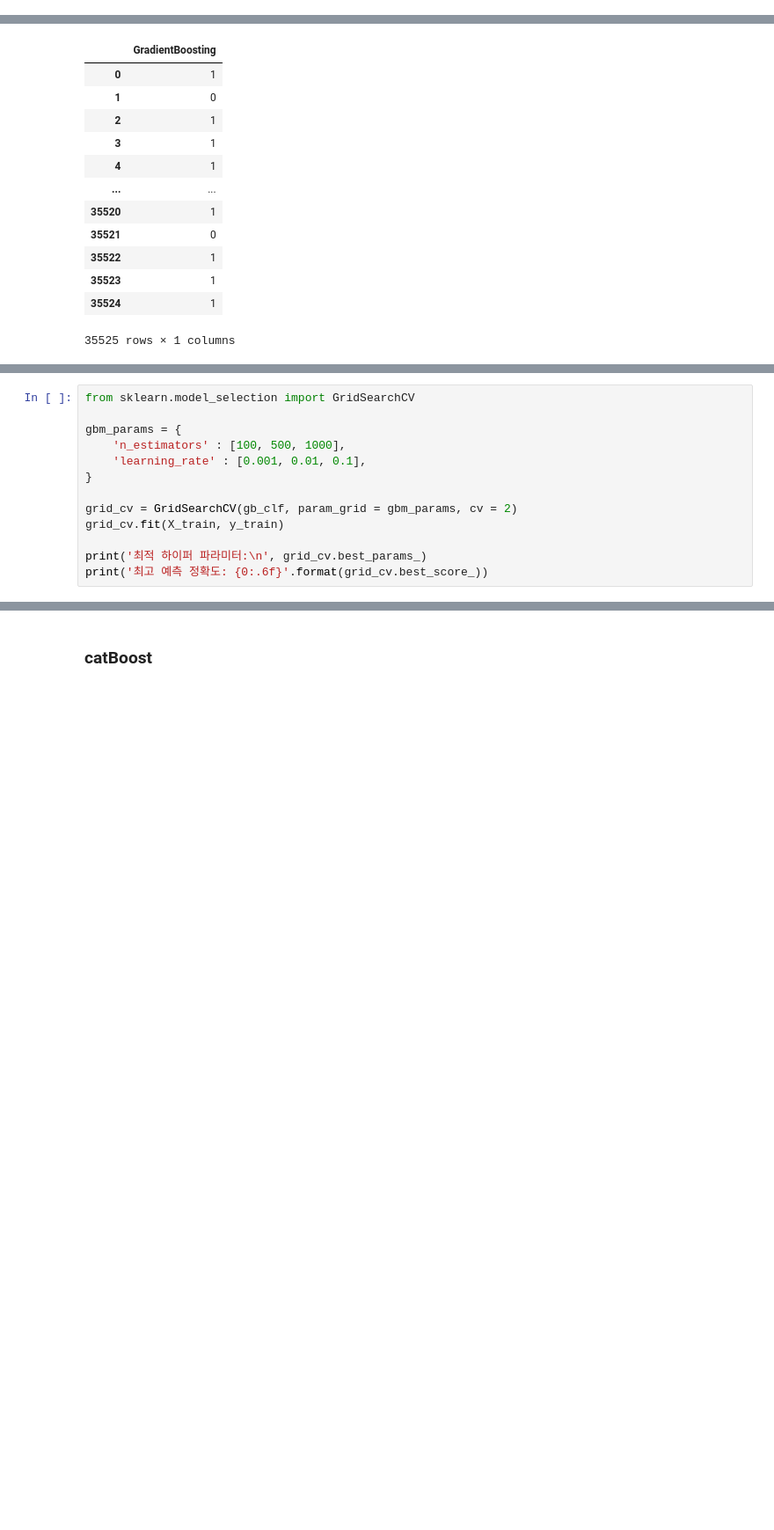
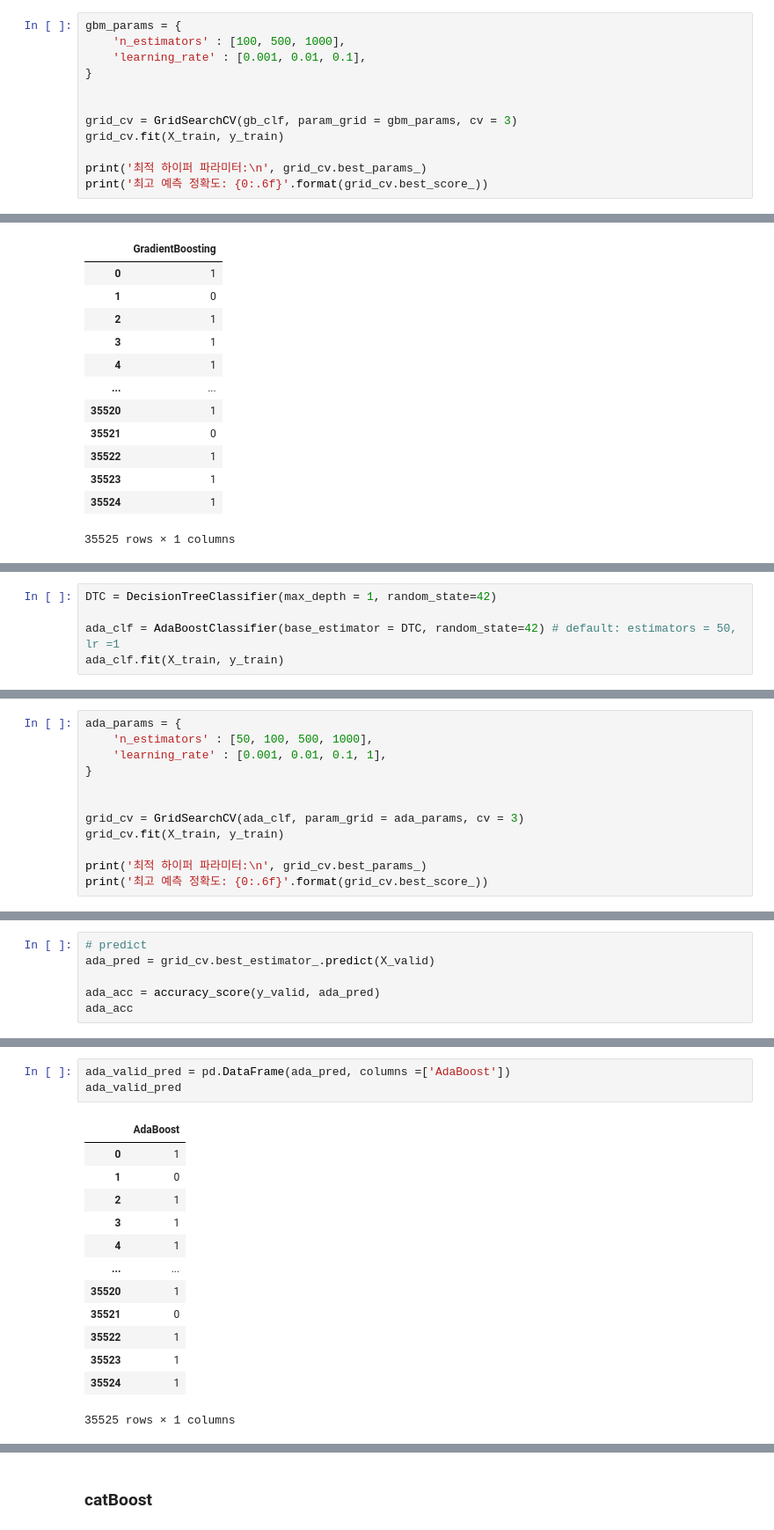
Before and after one commit to juhee3199/fake-news-detection, a Jupyter notebook: stacking.ipynb, the cells around one changed output, grey strips where cells are left out. Shown: that part at 88% size. Cells and saved outputs as stored; diff of their text form; blank space fills up the shorter version.

```diff
--- a/stacking.ipynb
+++ b/stacking.ipynb
@@ -282,3 +320,15 @@ gb_acc = accuracy_score(y_valid, gb_pred)
 gb_acc
 # %% [output]
 0.9736242083040113
+# %%
+gbm_params = {
+    'n_estimators' : [100, 500, 1000],
+    'learning_rate' : [0.001, 0.01, 0.1],
+}
+
+
+grid_cv = GridSearchCV(gb_clf, param_grid = gbm_params, cv = 3)
+grid_cv.fit(X_train, y_train)
+
+print('최적 하이퍼 파라미터:\n', grid_cv.best_params_)
+print('최고 예측 정확도: {0:.6f}'.format(grid_cv.best_score_))
@@ -307,0 +388,5 @@ gb_valid_pred.to_csv("gb_valid_pred.csv", encoding="utf-8-sig",index=False)
+# %%
+DTC = DecisionTreeClassifier(max_depth = 1, random_state=42)
+
+ada_clf = AdaBoostClassifier(base_estimator = DTC, random_state=42) # default: estimators = 50, lr =1
+ada_clf.fit(X_train, y_train)
@@ -308,12 +416,11 @@ gb_valid_pred.to_csv("gb_valid_pred.csv", encoding="utf-8-sig",index=False)
 # %%
-from sklearn.model_selection import GridSearchCV
-
-gbm_params = {
-    'n_estimators' : [100, 500, 1000],
-    'learning_rate' : [0.001, 0.01, 0.1],
+ada_params = {
+    'n_estimators' : [50, 100, 500, 1000],
+    'learning_rate' : [0.001, 0.01, 0.1, 1],
 }
 
-grid_cv = GridSearchCV(gb_clf, param_grid = gbm_params, cv = 2)
+
+grid_cv = GridSearchCV(ada_clf, param_grid = ada_params, cv = 3)
 grid_cv.fit(X_train, y_train)
 
 print('최적 하이퍼 파라미터:\n', grid_cv.best_params_)
@@ -337,0 +432,6 @@ def auc(m, train, test):
+# %%
+# predict
+ada_pred = grid_cv.best_estimator_.predict(X_valid)
+
+ada_acc = accuracy_score(y_valid, ada_pred)
+ada_acc
@@ -337,0 +440,17 @@ def auc(m, train, test):
+# %%
+ada_valid_pred = pd.DataFrame(ada_pred, columns =['AdaBoost'])
+ada_valid_pred
+# %% [output]
+|  | AdaBoost |
+| 0 | 1 |
+| 1 | 0 |
+| 2 | 1 |
+| 3 | 1 |
+| 4 | 1 |
+| ... | ... |
+| 35520 | 1 |
+| 35521 | 0 |
+| 35522 | 1 |
+| 35523 | 1 |
+| 35524 | 1 |
+35525 rows × 1 columns
```
Also changed, not shown: parts of 44 cells of this notebook.
